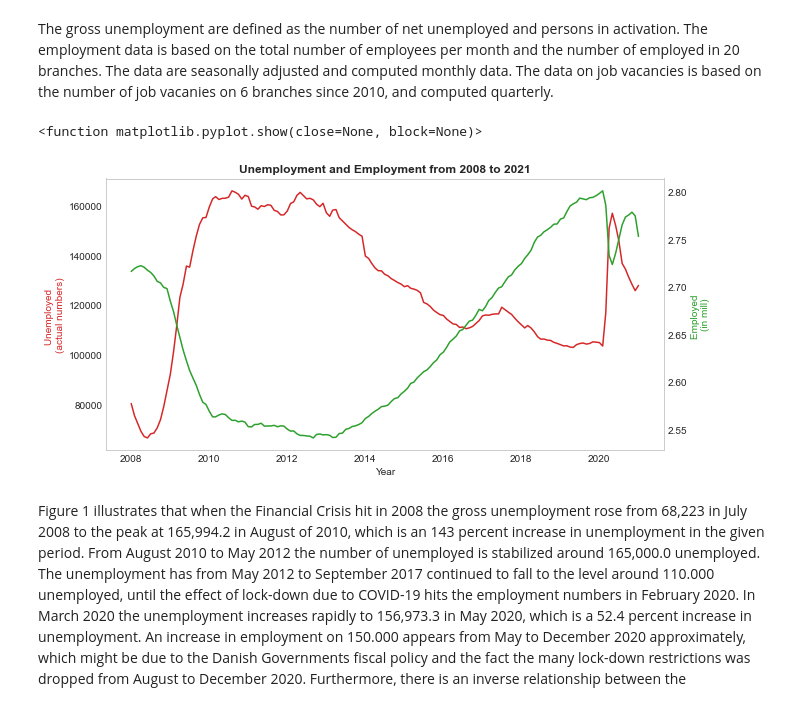
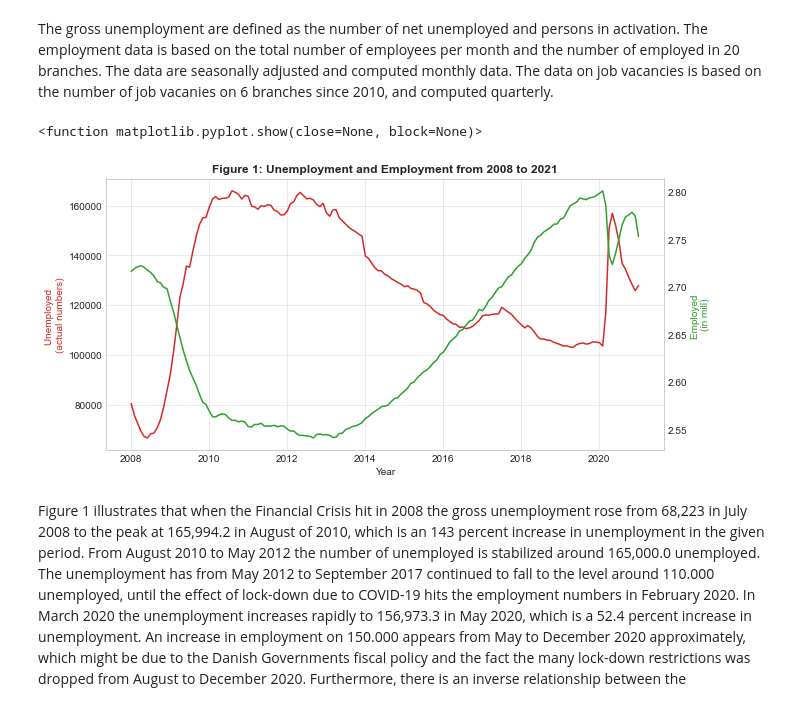
Before and after one commit to ceciliechrstnsn/projects-2021-luna-hjerteknuser, a Jupyter notebook: dataproject/dataproject.ipynb, the cells around one changed output. Saved outputs shown, nothing was run; the diff lists cells and outputs as text; code cells hidden in the pictures.

```diff
--- a/dataproject/dataproject.ipynb
+++ b/dataproject/dataproject.ipynb
@@ -101,7 +101,6 @@ YD
  id = 2021M01, text = 2021M01
  id = 2021M02, text = 2021M02
 # %%
-#### do we need this part?
 variables = {'YD': ['TOT','MEN', 'KVR', 'U25', 'O25', 'O30', 'O40', 'O50', 'O60'], 'SAESONFAK': ['10'],'Tid': ['*']}
 aus07 = Dst.get_data(table_id = 'AUS07', variables = variables)
 aus07 = aus07.drop(['SAESONFAK'], axis=1)
@@ -109,14 +108,10 @@ aus07 = aus07.drop(['SAESONFAK'], axis=1)
 aus07['TID'] = aus07['TID'].str.replace(r'\D', '')
 aus07['TID'] =  pd.to_datetime(aus07['TID'],
                               format='%Y%m')
+
+#sort time and remove years before 2008
+aus07 = aus07.sort_values('TID')
+aus07 = aus07.reset_index(drop=True)
+aus07 = aus07.iloc[108:,:]
-# %%
-#Share of labor force
-variables = {'YD': ['TOT','MEN', 'KVR', 'U25', 'O25', 'O30', 'O40', 'O50', 'O60'], 'SAESONFAK': ['10'],'Tid': ['*']}
-aus07 = Dst.get_data(table_id = 'AUS07', variables = variables)
-aus07 = aus07.drop(['SAESONFAK'], axis=1)
-
-aus07['TID'] = aus07['TID'].str.replace(r'\D', '')
-aus07['TID'] =  pd.to_datetime(aus07['TID'],
-                              format='%Y%m')
 # %% [markdown]
 ## Getting data from table: AUP02
@@ -328,33 +323,33 @@ The gross unemployment are defined as the number of net unemployed and persons i
 # %%
 #Unemployment and employment from 2008 to 2021
 #Data, unemployment and employment (using the subset of employment total from all industries):
 x = dstmerge.TIME.unique()
 z = lbesk03.TID.unique()
 data1 = dstmerge[(dstmerge['YD']=='Gross unemployment') & (dstmerge['industry']=='TOT Industry, total')]['Unemployed']
 data2 = lbesk03[lbesk03['industry']=='TOT Industry, total']['INDHOLD']/1000000
 
 #Create figure
 fig, ax1 = plt.subplots(figsize = (10,5))
-plt.title(f'Unemployment and Employment from 2008 to 2021', fontweight = 'bold')
+plt.title(f'Figure 1: Unemployment and Employment from 2008 to 2021', fontweight = 'bold')
 color = 'tab:red'
 ax1.set_xlabel('Year')
 ax1.set_ylabel('Unemployed \n(actual numbers)', color=color)
 ax1.plot(x, data1, label=f'Unemployed', color = color)
 
 #Second axis inserted:
 ax2 = ax1.twinx()
 color = 'tab:green'
 ax2.set_ylabel('Employed \n(in mill)', color = color)
 ax2.plot(z,data2, label = f'Employed', color = color)
 ax2.ticklabel_format(useOffset=False, style='plain', axis='y')
 
 ax1.grid(alpha = 0.5)
 ax2.grid(None)
 
 plt.show
 # %% [output]
 <function matplotlib.pyplot.show(close=None, block=None)>
-[figure, old version]
+[figure, new version]
 # %% [markdown]
 Figure 1 illustrates that when the Financial Crisis hit in 2008 the gross unemployment rose from 68,223 in July 2008 to the peak at 165,994.2 in August of 2010, which is an 143 percent increase in unemployment in the given period. From August 2010 to May 2012 the number of unemployed is stabilized around 165,000.0 unemployed. The unemployment has from May 2012 to September 2017 continued to fall to the level around 110.000 unemployed, until the effect of lock-down due to COVID-19 hits the employment numbers in February 2020. In March 2020 the unemployment increases rapidly to 156,973.3 in May 2020, which is a 52.4 percent increase in unemployment. An increase in employment on 150.000 appears from May to December 2020 approximately, which might be due to the Danish Governments fiscal policy and the fact the many lock-down restrictions was dropped from August to December 2020. Furthermore, there is an inverse relationship between the development in unemployed and employed, but is not 1-1 due to a worker can drop out of or enter the labor force.
 # %% [markdown]
```
Also changed, not shown: parts of 9 cells of this notebook.
